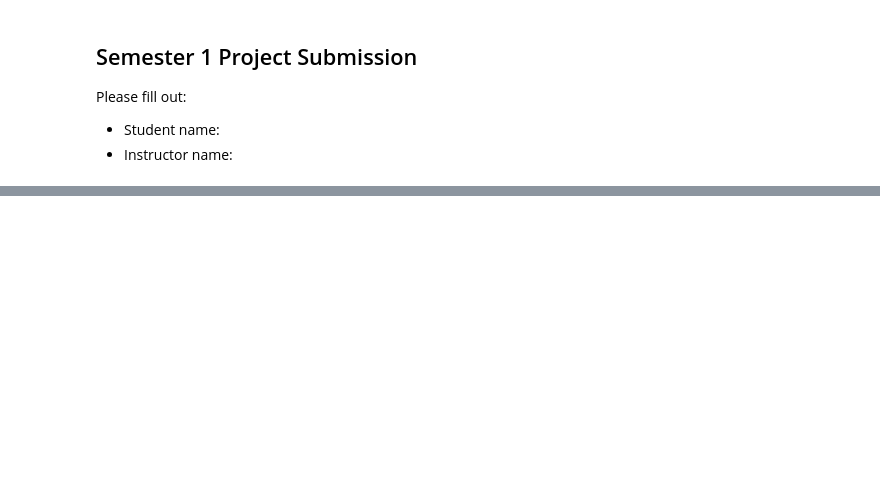
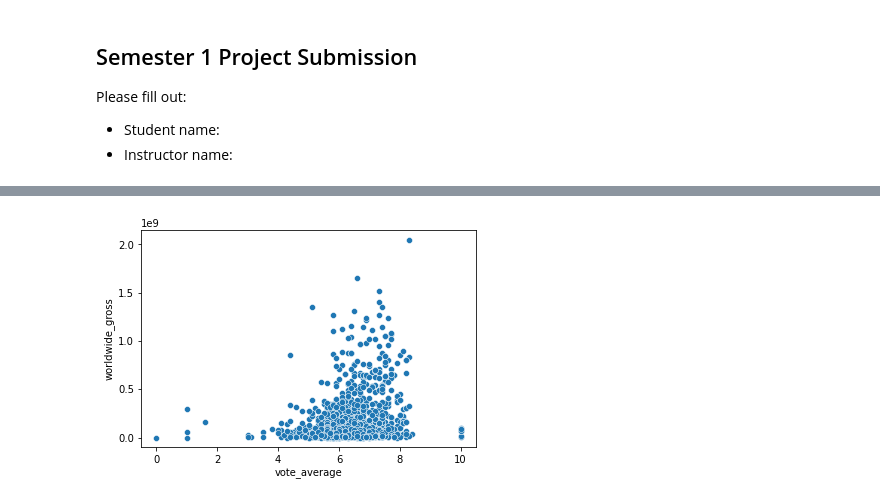
Before and after one commit to jacrivera/AI-Academy-Semester-1-Capstone-Group-5, a Jupyter notebook: student.ipynb, the cells around one changed output, grey strips where cells are left out. Cells and saved outputs as stored; diff of their text form; code cells hidden in the pictures; blank space fills up the shorter version.

Commit message:
Updated merged data

```diff
--- a/student.ipynb
+++ b/student.ipynb
@@ -46,0 +87,2 @@ movies_and_rating = movie4.join(movie_total_gross.set_index("movie"), on = 'movi
+# %%
+movies_and_rating = movie_total_gross.join(movie4, on = 'movie', how = 'outer', lsuffix = '__')
@@ -47,2 +116,4 @@ movies_and_rating = movie4.join(movie_total_gross.set_index("movie"), on = 'movi
+# %%
+movies_and_rating.drop(["Unnamed: 0",'id','title', 'genre_ids', 'title'],  axis=1, inplace=True)
 # %%
-movies_and_rating.set_index("movie")
+movies_and_rating = movies_and_rating.set_index('movie')
@@ -48,0 +139,2 @@ movies_and_rating.set_index("movie")
+# %%
+movies_and_rating.dropna(axis = 0, thresh = 6, inplace = True)
@@ -48,0 +158,6 @@ movies_and_rating.set_index("movie")
+# %%
+sns.scatterplot(x="vote_average",
+y="worldwide_gross",
+data=movies_and_rating);
+# %% [output]
+[figure, added]
```
Also changed, not shown: parts of 16 cells of this notebook.
